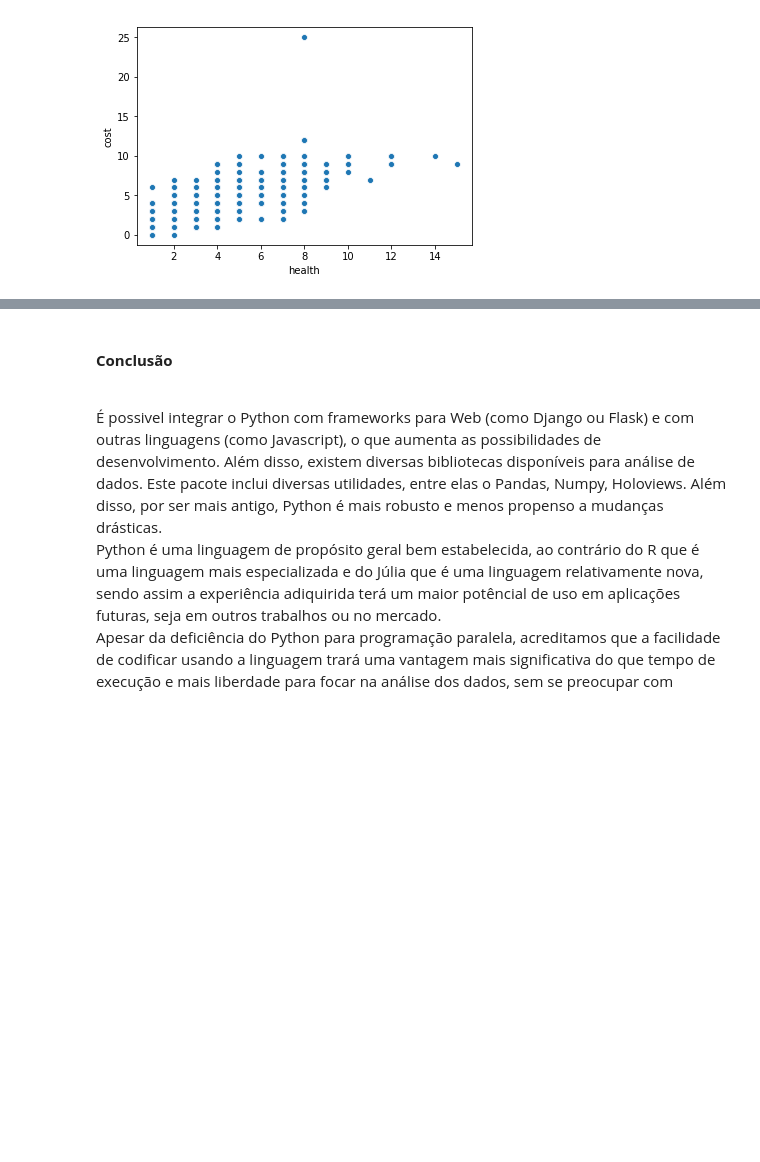
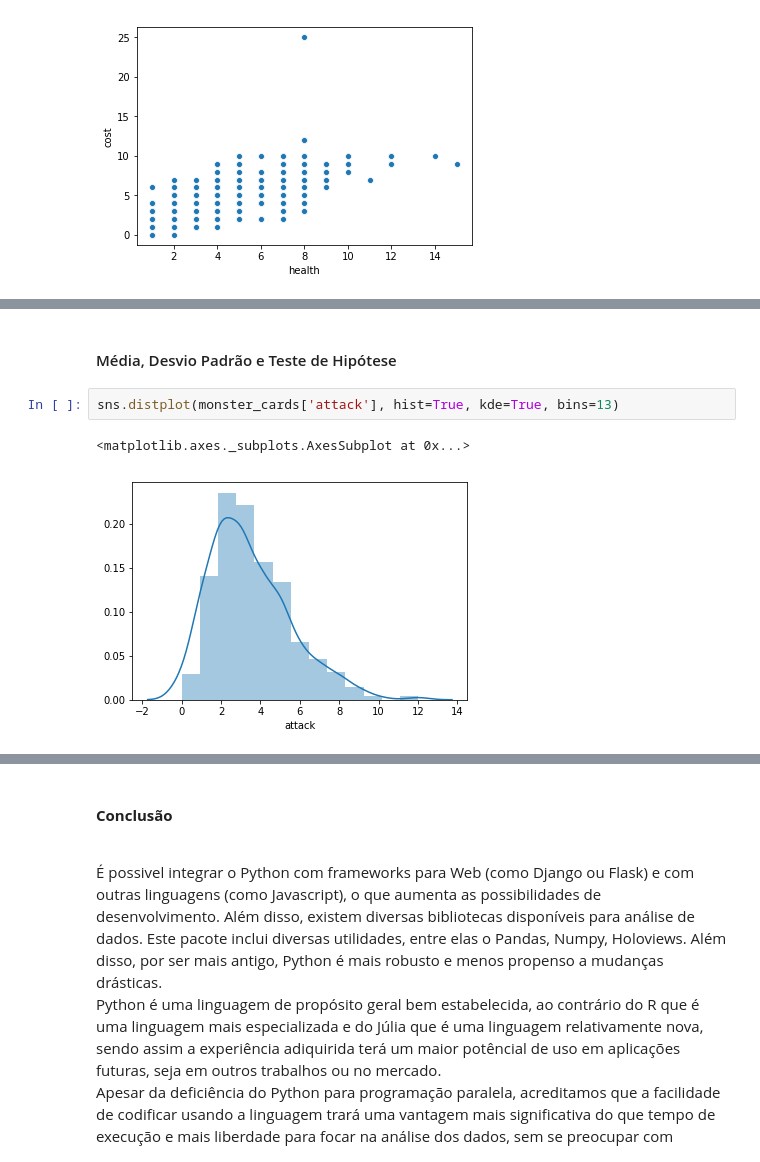
Before and after one commit to xdot2012/hearthstone_card_prediction, a Jupyter notebook: DataScience/Main.ipynb, the cells around one changed output, grey strips where cells are left out. Drawn from its saved outputs; the diff is of its cells as text; blank space fills up the shorter version.

```diff
--- a/DataScience/Main.ipynb
+++ b/DataScience/Main.ipynb
@@ -395,3 +304,10 @@ AxesSubplot at 0x7fea27401e48>sns.scatterplot(monster_cards.health, monster_card
 # %% [output]
 <matplotlib.axes._subplots.AxesSubplot at 0x...>
 [figure]
+# %% [markdown]
+<h4>Média, Desvio Padrão e Teste de Hipótese</h4>
+# %%
+sns.distplot(monster_cards['attack'], hist=True, kde=True, bins=13)
+# %% [output]
+<matplotlib.axes._subplots.AxesSubplot at 0x...>
+[figure, added]
```
Also changed, not shown: parts of 18 cells of this notebook.
